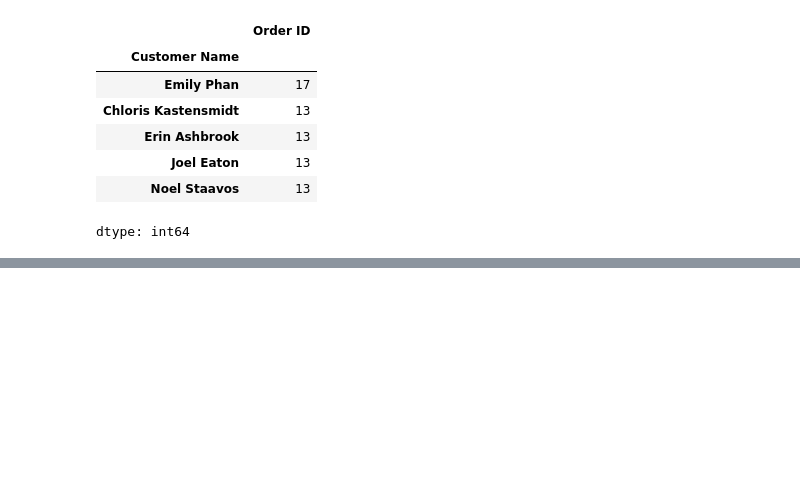
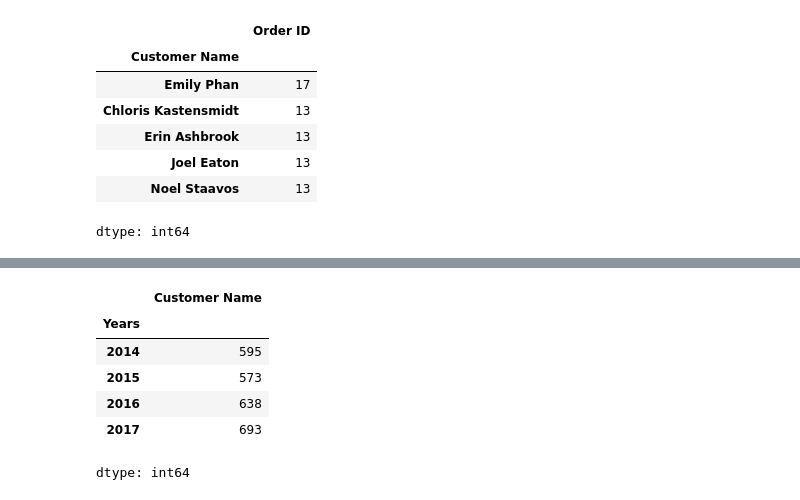
Before and after one commit to gaganreddy7977/Datascience-python-, a Jupyter notebook: pandas_Assignment.ipynb, the cells around one changed output, grey strips where cells are left out. Saved outputs shown, nothing was run; the diff lists cells and outputs as text; code cells hidden in the pictures; blank space fills up the shorter version.

```diff
--- a/pandas_Assignment.ipynb
+++ b/pandas_Assignment.ipynb
@@ -1561,0 +1573,12 @@ dtype: int64
+# %%
+#Question 131: Find number of unique customers each year.
+data_set['Years']=data_set['Order Date'].dt.year
+data_set.groupby('Years')['Customer Name'].nunique()
+# %% [output]
+|  | Customer Name |
+| Years |  |
+| 2014 | 595 |
+| 2015 | 573 |
+| 2016 | 638 |
+| 2017 | 693 |
+dtype: int64
```
Also changed, not shown: parts of 12 cells of this notebook.
